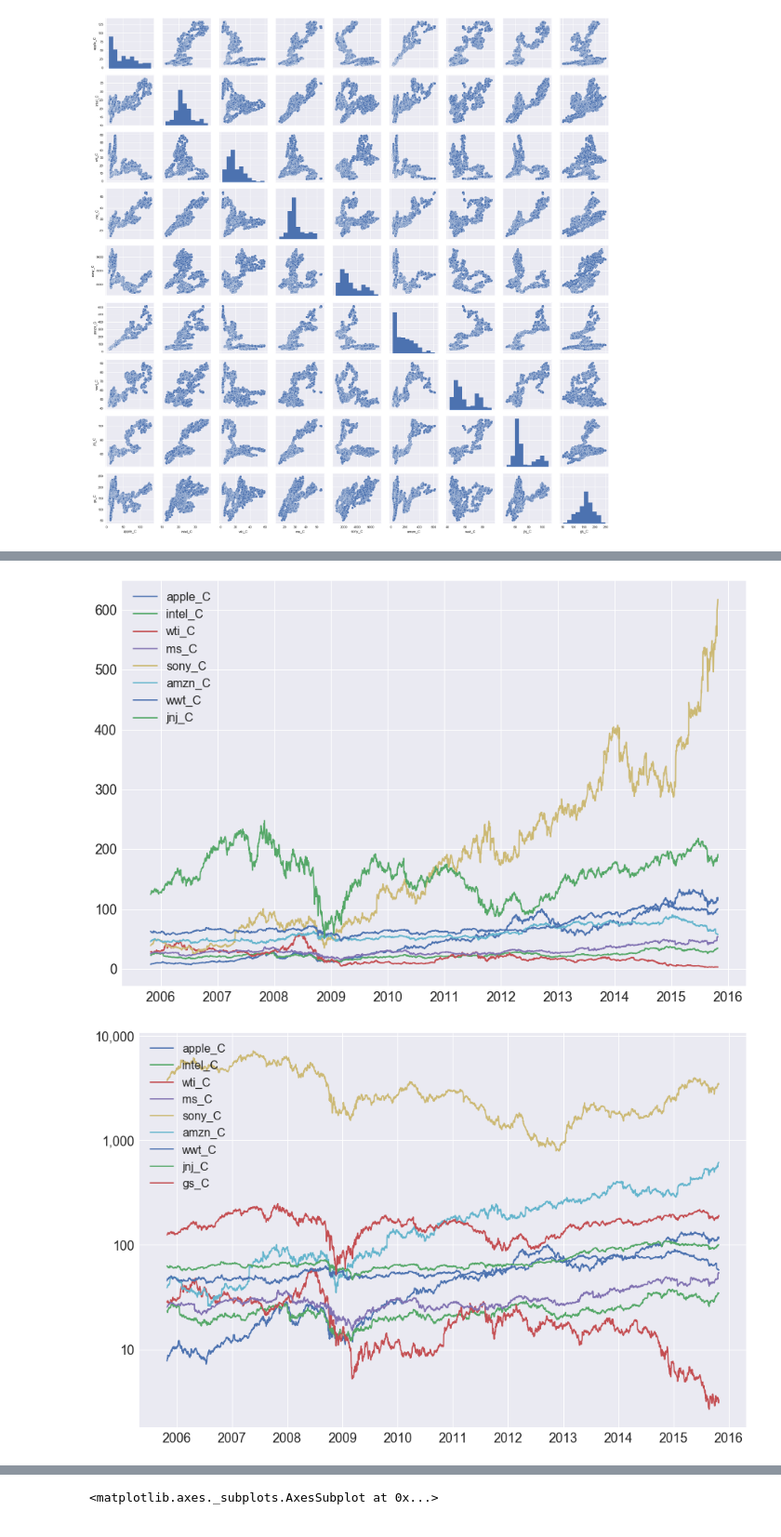
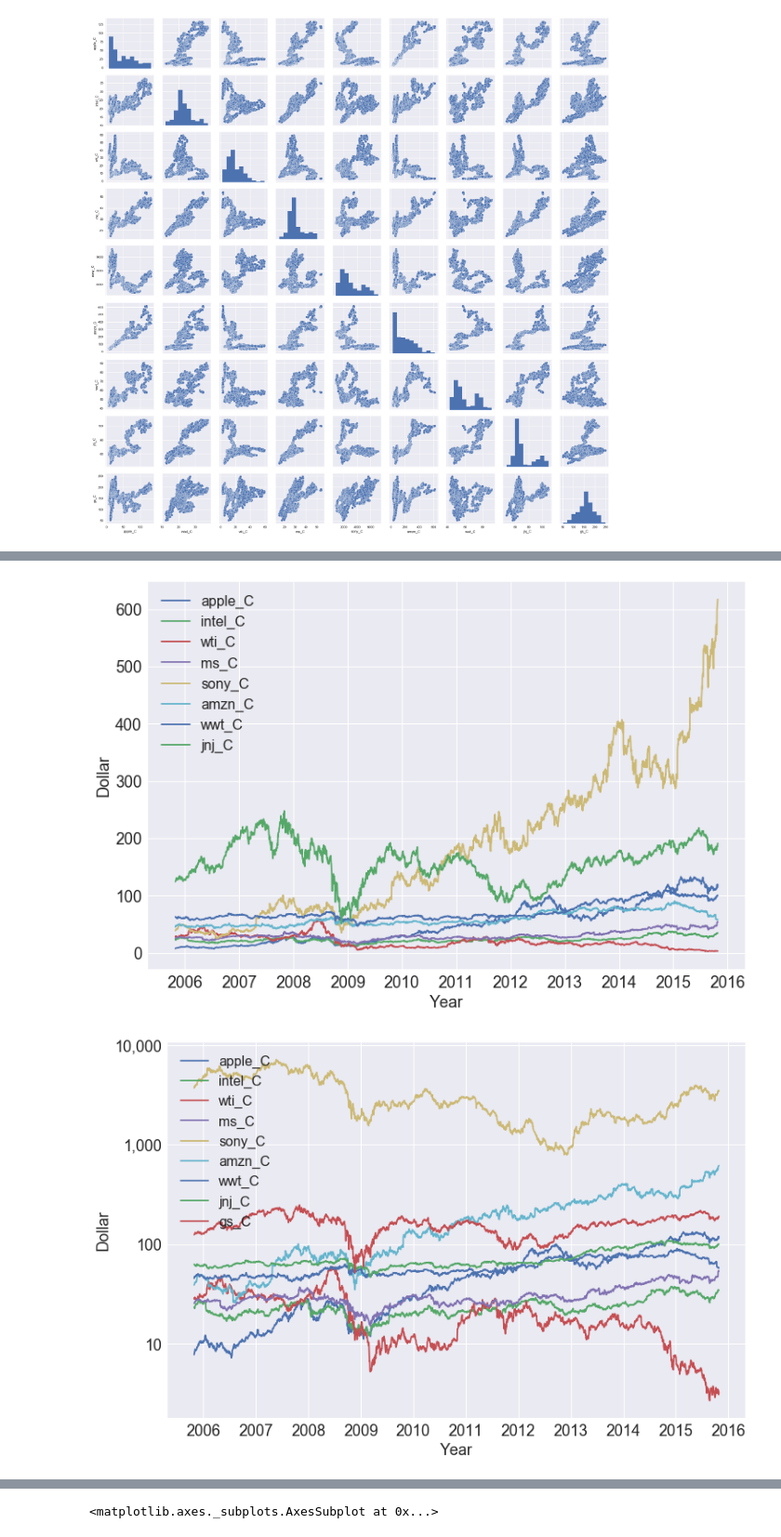
Before and after one commit to kounatsumikan/learning, a Jupyter notebook: 株予測.ipynb, the cells around one changed output, grey strips where cells are left out. Shown at 93% size. Saved outputs shown, nothing was run; the diff lists cells and outputs as text; code cells hidden in the pictures.

```diff
--- a/株予測.ipynb
+++ b/株予測.ipynb
@@ -690,5 +703,5 @@ plt.show()
 # %%
-fig = plt.figure(figsize=(15,10))
+fig = plt.figure(figsize=(12,8))
 ax = fig.add_subplot(1,1,1)
 ax.plot(dataset["2005-10-28":"2015-10-28"].drop(labels = "sony_C", axis = 1))
 ax.legend(labels=dataset.columns,fontsize=16,loc=0)
@@ -696,21 +709,25 @@ ax.legend(labels=dataset.columns,fontsize=16,loc=0)
 ax.yaxis.set_major_formatter(ticker.FuncFormatter(lambda x, p: format(int(x), ',')))
 # グラフ描画
 ax.tick_params(labelsize=18)
+ax.set_xlabel("Year",fontsize=18)
+ax.set_ylabel("Dollar",fontsize=18)
 plt.show()
 # %% [output]
-[figure, old version]
+[figure, new version]
 # %%
-fig = plt.figure(figsize=(15,10))
+fig = plt.figure(figsize=(12,8))
 ax = fig.add_subplot(1,1,1)
 plt.yscale("log")
 
 ax.plot(dataset["2005-10-28":"2015-10-28"])
 ax.legend(labels=dataset.columns,fontsize=16,loc=0)
 # y軸のtickにカンマをつける
 ax.yaxis.set_major_formatter(ticker.FuncFormatter(lambda x, p: format(int(x), ',')))
 # グラフ描画
 ax.tick_params(labelsize=18)
+ax.set_xlabel("Year",fontsize=18)
+ax.set_ylabel("Dollar",fontsize=18)
 plt.show()
 # %% [output]
-[figure, old version]
+[figure, new version]
 # %%
```
Also changed, not shown: parts of 11 cells of this notebook, 2 other files.
